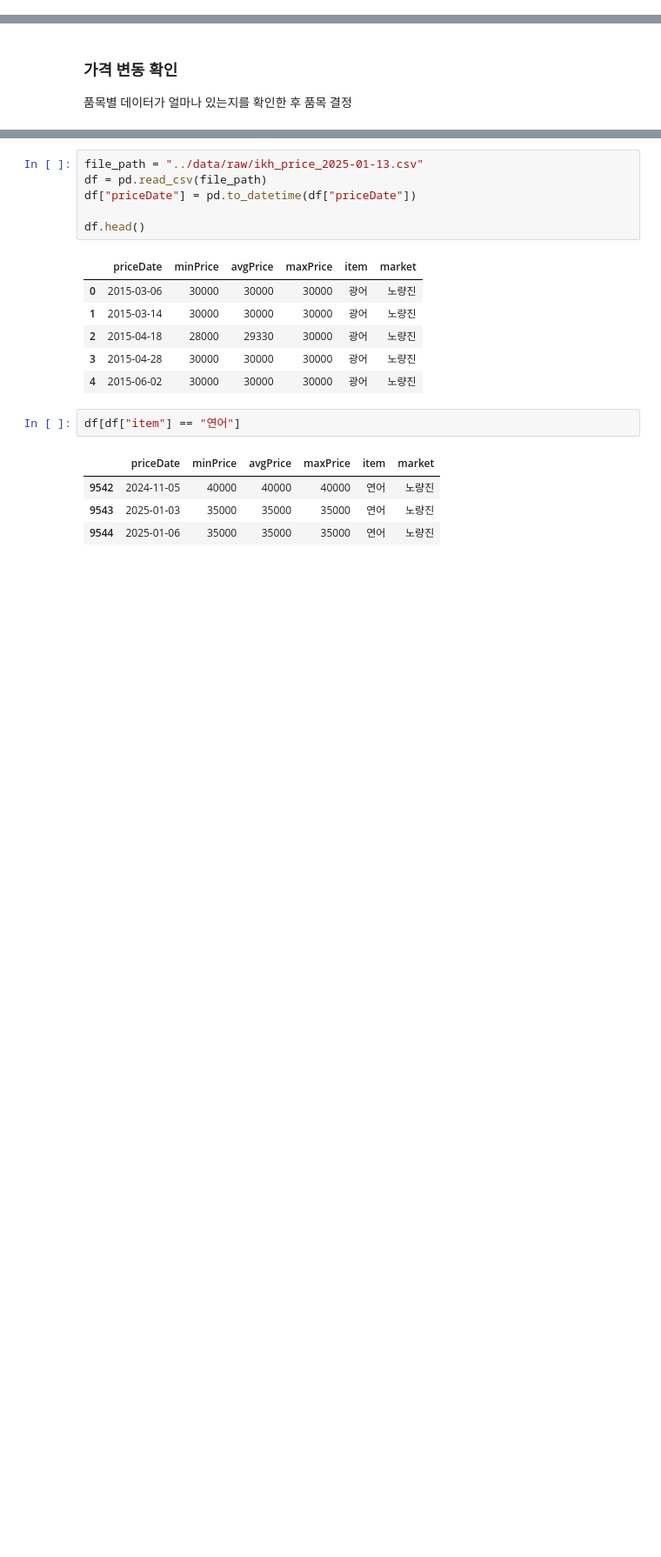
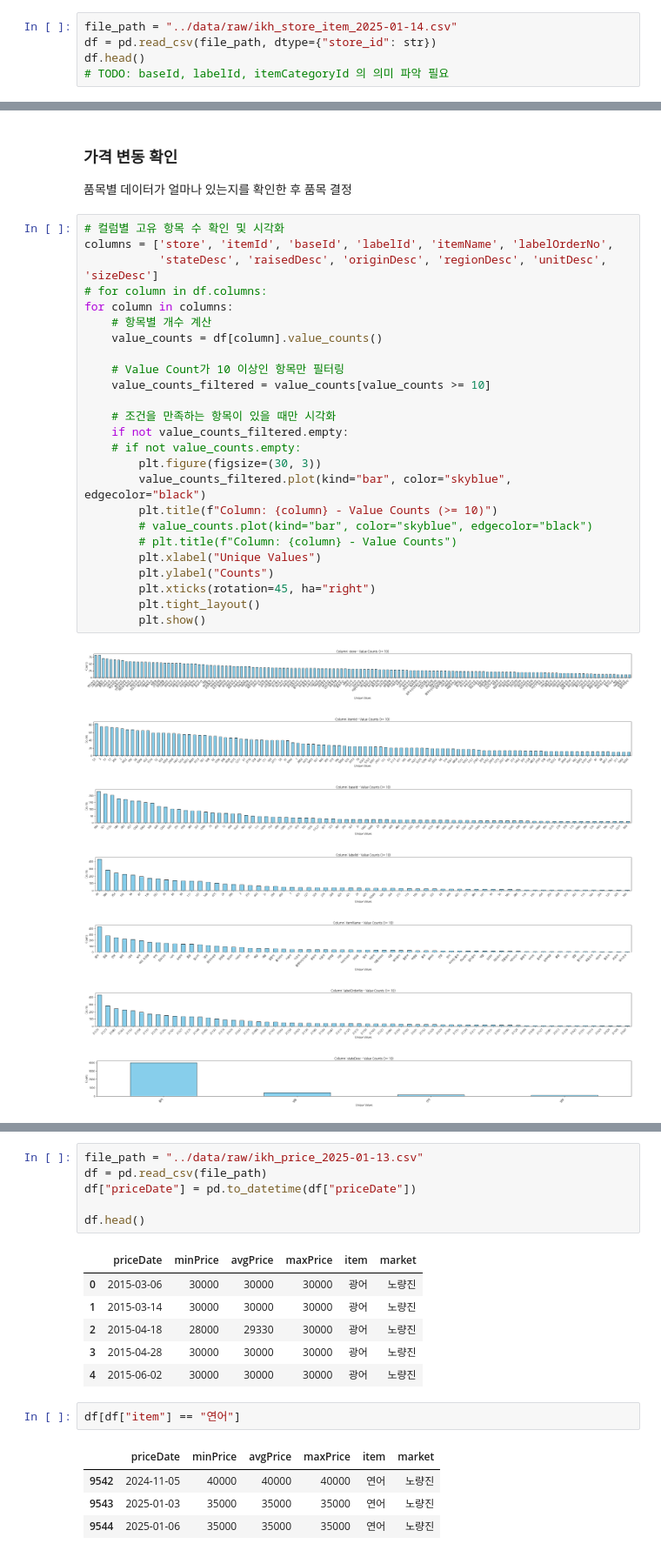
Before and after one commit to vhf1030/Pisces, a Jupyter notebook: notebooks/eda_ikh.ipynb, the cells around one changed output, grey strips where cells are left out. Shown at 87% size. Saved outputs shown, nothing was run; the diff lists cells and outputs as text; blank space fills up the shorter version.

```diff
--- a/notebooks/eda_ikh.ipynb
+++ b/notebooks/eda_ikh.ipynb
@@ -86,0 +79,5 @@ df_ftd.to_csv(output_file, index=False, encoding="utf-8")
+# %%
+file_path = "../data/raw/ikh_store_item_2025-01-14.csv"
+df = pd.read_csv(file_path, dtype={"store_id": str})
+df.head()
+# TODO: baseId, labelId, itemCategoryId 의 의미 파악 필요
@@ -87,3 +92,36 @@ df_ftd.to_csv(output_file, index=False, encoding="utf-8")
 # %% [markdown]
 ### 가격 변동 확인
 품목별 데이터가 얼마나 있는지를 확인한 후 품목 결정
+# %%
+# 컬럼별 고유 항목 수 확인 및 시각화
+columns = ['store', 'itemId', 'baseId', 'labelId', 'itemName', 'labelOrderNo',
+           'stateDesc', 'raisedDesc', 'originDesc', 'regionDesc', 'unitDesc', 'sizeDesc']
+# for column in df.columns:
+for column in columns:
+    # 항목별 개수 계산
+    value_counts = df[column].value_counts()
+
+    # Value Count가 10 이상인 항목만 필터링
+    value_counts_filtered = value_counts[value_counts >= 10]
+
+    # 조건을 만족하는 항목이 있을 때만 시각화
+    if not value_counts_filtered.empty:
+    # if not value_counts.empty:
+        plt.figure(figsize=(30, 3))
+        value_counts_filtered.plot(kind="bar", color="skyblue", edgecolor="black")
+        plt.title(f"Column: {column} - Value Counts (>= 10)")
+        # value_counts.plot(kind="bar", color="skyblue", edgecolor="black")
+        # plt.title(f"Column: {column} - Value Counts")
+        plt.xlabel("Unique Values")
+        plt.ylabel("Counts")
+        plt.xticks(rotation=45, ha="right")
+        plt.tight_layout()
+        plt.show()
+# %% [output]
+[figure, added]
+[figure, added]
+[figure, added]
+[figure, added]
+[figure, added]
+[figure, added]
+[figure, added]
```
Also changed, not shown: parts of 9 cells of this notebook, 1 other file.
